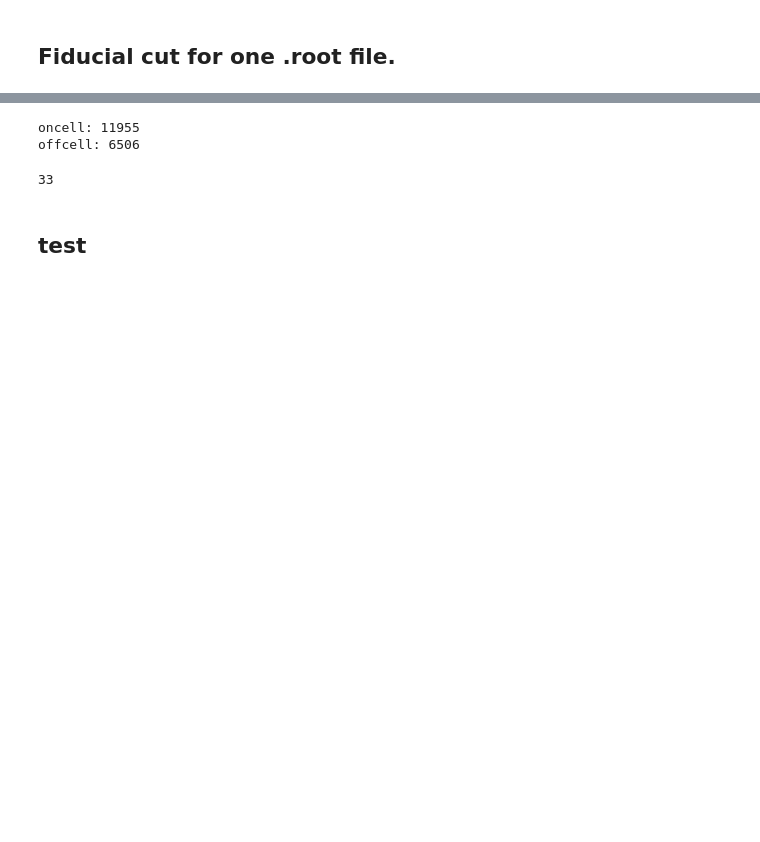
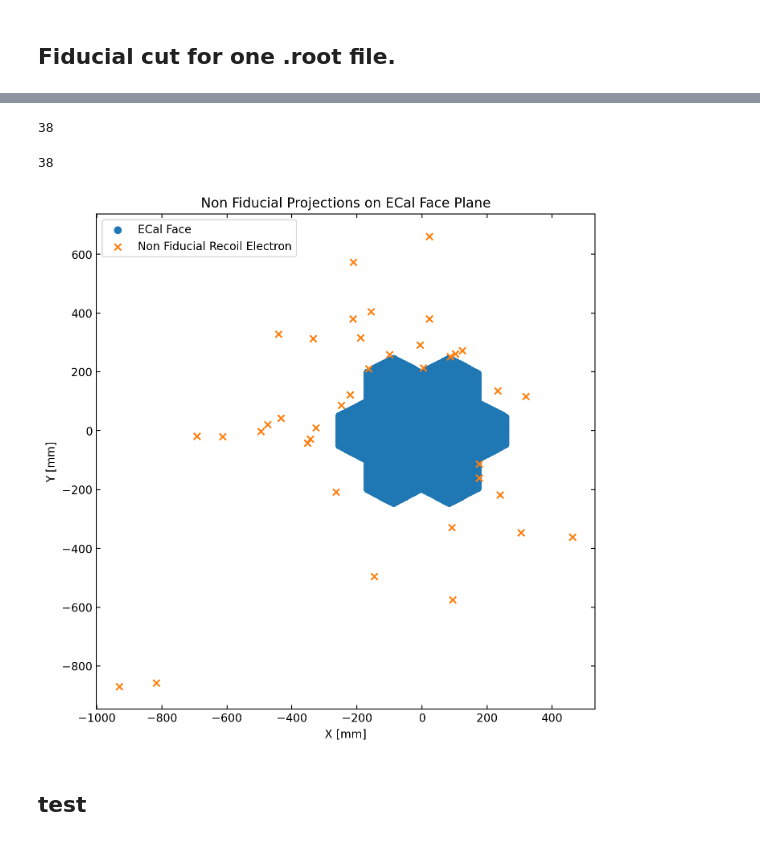
Before and after one commit to aether-2023/LDMX-scripts, a Jupyter notebook: GraphNet/notebooks/fiducial_test.ipynb, the cells around one changed output, grey strips where cells are left out. Drawn from its saved outputs; the diff is of its cells as text; code cells hidden in the pictures; blank space fills up the shorter version.

Commit message:
Validate Fiducial Cut

```diff
--- a/GraphNet/notebooks/fiducial_test.ipynb
+++ b/GraphNet/notebooks/fiducial_test.ipynb
@@ -72,6 +166,7 @@ class XCalHitsDataset:
 # %%
 # Path to your .root file
-filename = "/home/duncansw/GraphNet_input/v14/8gev/v3_tskim/XCal_total/v14_8gev_0.1_XCal_total_4.root"
+# filename = "/home/duncansw/GraphNet_input/v14/8gev/v3_tskim/XCal_total/v14_8gev_0.1_XCal_total_4.root"
+filename = "/mnt/d/Repositories/rootfiles/Processed8GeV/v14_8gev_0.1_XCal_total_40.root"
 # %%
 # Create an instance of your class and run the test
 dataset = XCalHitsDataset(filename)
@@ -83,0 +186,5 @@ Fiducial cut flags: 18461
+# %%
+e_list = dataset.get_event_list()
+print(len(e_list))
+# %% [output]
+38
@@ -83,0 +194,28 @@ Fiducial cut flags: 18461
+# %%
+ecal_cells = dataset.get_cells()
+non_fid_map = dataset.get_non_fid_projs()
+# %%
+len(non_fid_map)
+# %% [output]
+38
+# %%
+plt.figure(figsize=(8,8), dpi = 200)
+
+positions1 = ecal_cells
+positions2 = non_fid_map
+
+x1, y1 = zip(*positions1)
+x2, y2 = zip(*positions2)
+
+plt.scatter(x1, y1, color='tab:blue', marker='o', label='ECal Face')
+plt.scatter(x2, y2, color='tab:orange', marker='x', label='Non Fiducial Recoil Electron')
+
+plt.tick_params(bottom=True,top=True,left=True,right=True,direction='in')
+plt.title('Non Fiducial Projections on ECal Face Plane')
+plt.xlabel('X [mm]')
+plt.ylabel('Y [mm]')
+plt.legend()
+plt.grid(False)
+plt.show()
+# %% [output]
+[figure, added]
@@ -84,23 +232,18 @@ Fiducial cut flags: 18461
 # %%
-oncell = 0
-offcell = 0
-fid_events = []
-non_fid_events = []
-for index in range(0,len(f_cut)):
-    if f_cut[index] == 1:
-        oncell += 1
-        fid_events.append(index)
-    elif f_cut[index] == 0:
-        offcell += 1
-        non_fid_events.append(index)
-print('oncell: {}\noffcell: {}'.format(oncell,offcell))
+# oncell = 0
+# offcell = 0
+# fid_events = []
+# non_fid_events = []
+# for index in range(0,len(f_cut)):
+#     if f_cut[index] == 1:
+#         oncell += 1
+#         fid_events.append(index)
+#     elif f_cut[index] == 0:
+#         offcell += 1
+#         non_fid_events.append(index)
+# print('oncell: {}\noffcell: {}'.format(oncell,offcell))
-# %% [output]
-oncell: 11955
-offcell: 6506
 # %%
-non_fid_events[10]
+# non_fid_events[10]
-# %% [output]
-33
 # %% [markdown]
 ## test
 # %%
```
Also changed, not shown: parts of 11 cells of this notebook, 1 other file.
